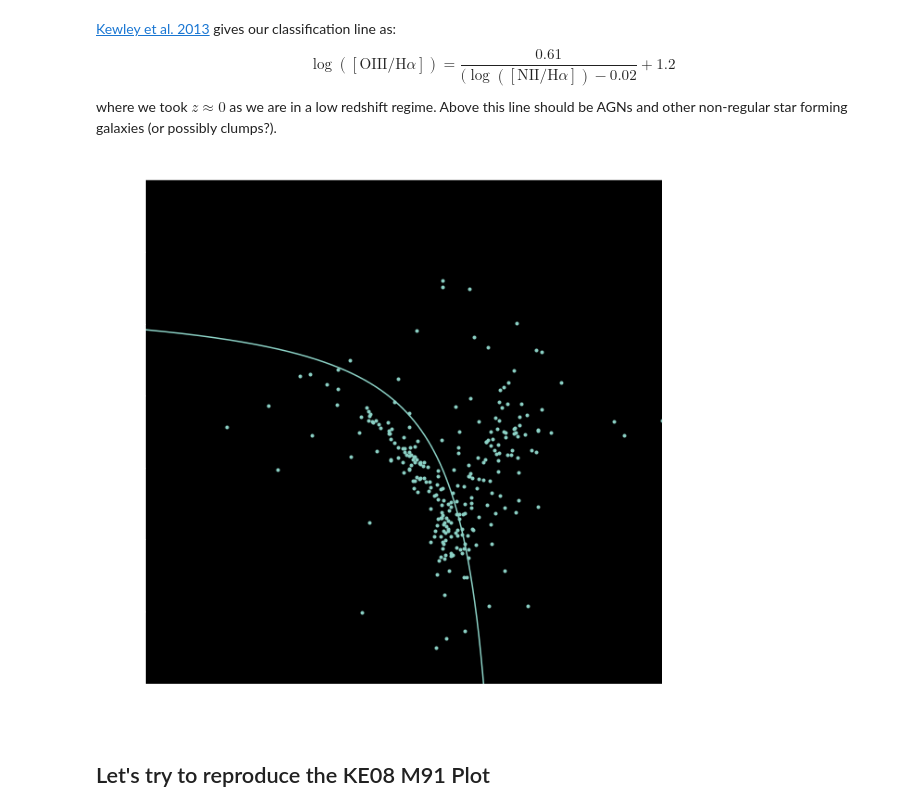
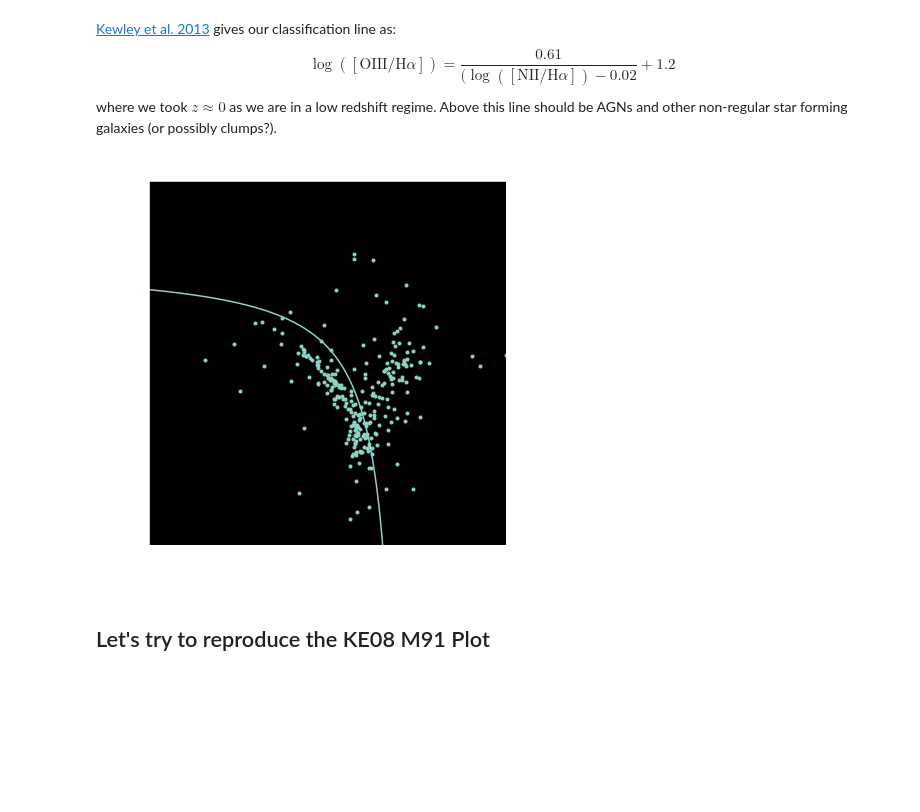
Before and after one commit to NicoAdams/Stripe82Clumps, a Jupyter notebook: mike_sandbox.ipynb, the cells around one changed output. Drawn from its saved outputs; the diff is of its cells as text; code cells hidden in the pictures; blank space fills up the shorter version.

Commit message:
made some graphs in sandbox

```diff
--- a/mike_sandbox.ipynb
+++ b/mike_sandbox.ipynb
@@ -606,23 +606,25 @@ catSDSS['5007/4861'] = catSDSS['OIII5007']/catSDSS['HBeta']
 $$ \log([\text{OIII}/\text{H}\alpha]) = \frac{0.61}{(\log([\text{NII}/\text{H}\alpha]) - 0.02} + 1.2$$
 where we took $z \approx 0$ as we are in a low redshift regime. Above this line should be AGNs and other non-regular star forming galaxies (or possibly clumps?).
 # %%
-plt.figure(figsize=(10,10))
-
+plt.figure(figsize=(6,6))
+# plt.style.use('default')
 plt.scatter(np.log10(catSDSS['6584/6563']),np.log10(catSDSS['5007/4861']),marker='.')
 
 niihaspace = np.logspace(-2.5,0,1000)
 def logclassLine(x):
     return 0.61/(np.log10(x) - 0.02) + 1.2
 plt.plot(np.log10(niihaspace),logclassLine(niihaspace))
 
 plt.title('BPT Diagram')
 plt.xlabel('log 6584/6563')
 plt.ylabel('log 5007/4861')
 plt.xlim(-2.5,1)
 plt.ylim(-1.5,2)
+plt.tight_layout()
+plt.savefig('mikesandboximgs/BPTDiagram.png')
 plt.show()
 # %% [output]
-[figure, old version]
+[figure, new version]
 # %% [markdown]
 ## Let's try to reproduce the KE08 M91 Plot
 # %% [markdown]
```
Also changed, not shown: parts of 1 cell of this notebook, 3 other files.
